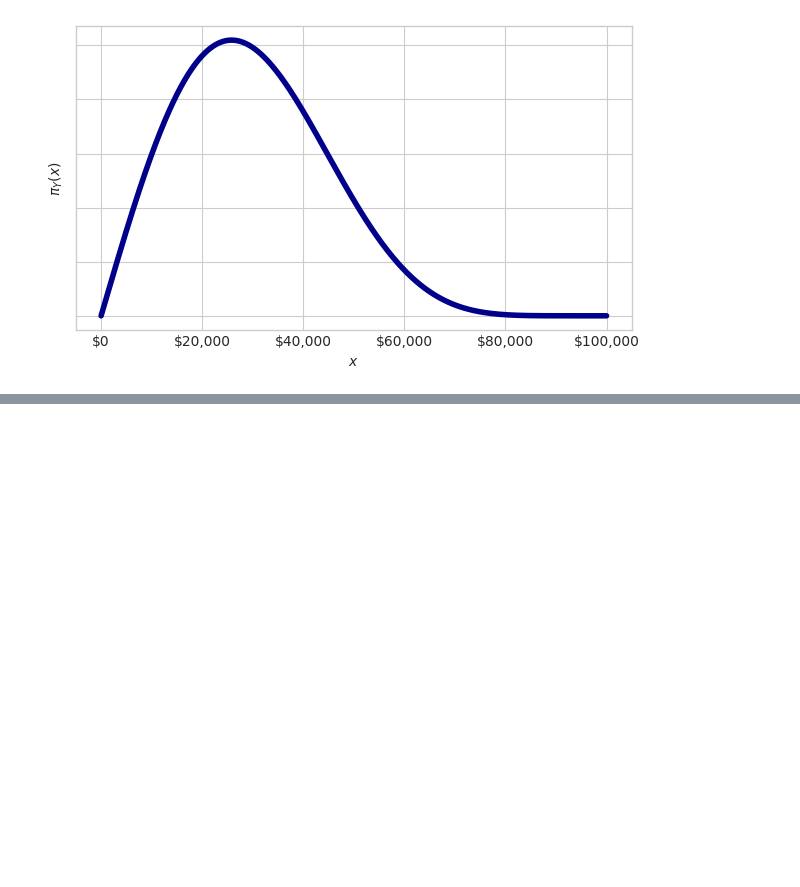
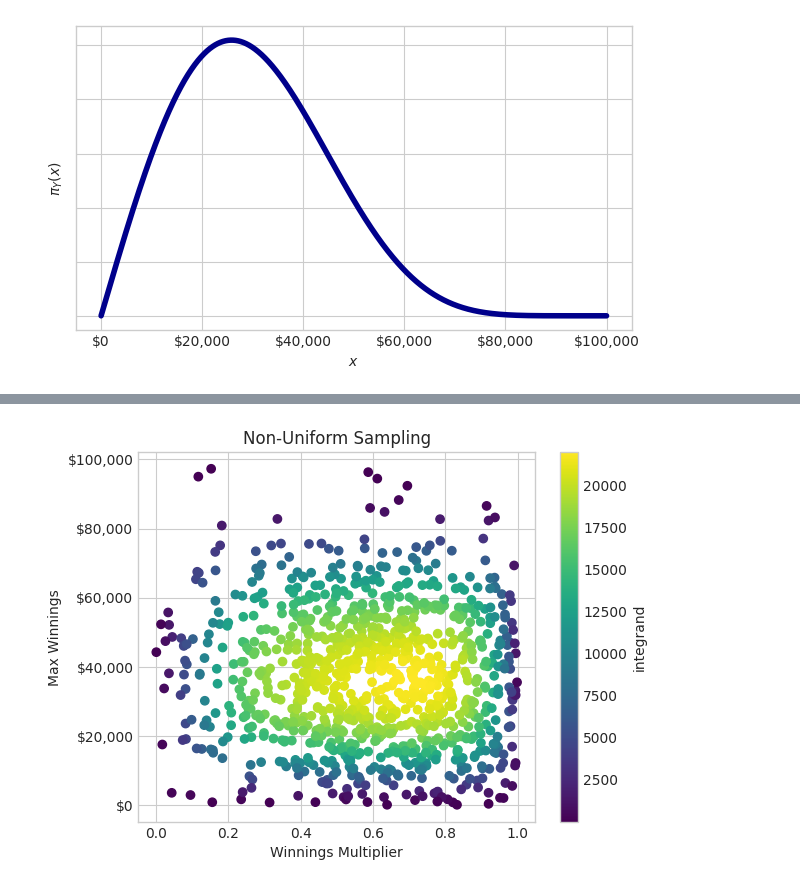
Before and after one commit to styuk/Time-Seriese, a Jupyter notebook: python/mcmc.ipynb, the cells around one changed output, grey strips where cells are left out. Saved outputs shown, nothing was run; the diff lists cells and outputs as text; code cells hidden in the pictures; blank space fills up the shorter version.

```diff
--- a/python/mcmc.ipynb
+++ b/python/mcmc.ipynb
@@ -120,0 +121,30 @@ gridDF.sample(n=10)
+# %%
+from scipy.stats import truncnorm
+
+## 分布のバウンドは、実際のバウンドではなくsdの範囲内にある
+
+xSamplingDist = truncnorm((0 - 0.65) / 0.3, (1-0.65)/0.3, loc=0.65, scale=0.3) # winnings winningsMultiplier
+ySamplingDist = truncnorm((0 - 35000) / 20000, (100000 - 35000) / 20000, loc=35000.0, scale=20000.0) # maxWinnings
+
+# 分布からのサンプル
+np.random.seed(123)
+n = 1000
+winningsMultiplier = xSamplingDist.rvs(n)
+maxWinnings = ySamplingDist.rvs(n)
+
+integrand = integrandFun(winningsMultiplier, maxWinnings) / (xSamplingDist.pdf(winningsMultiplier) * ySamplingDist.pdf(maxWinnings))
+
+# 散布図の作成
+fig, ax = plt.subplots()
+winPlot = ax.scatter(winningsMultiplier, maxWinnings, c=integrand, cmap='viridis')
+
+# 軸ラベルとタイトルを設定
+ax.yaxis.set_major_formatter(FuncFormatter(dollar_format))
+ax.set_xlabel('Winnings Multiplier')
+ax.set_ylabel('Max Winnings')
+ax.set_title('Non-Uniform Sampling')
+
+fig.colorbar(winPlot, label='integrand')
+plt.show()
+# %% [output]
+[figure, added]
```
Also changed, not shown: parts of 4 cells of this notebook.
